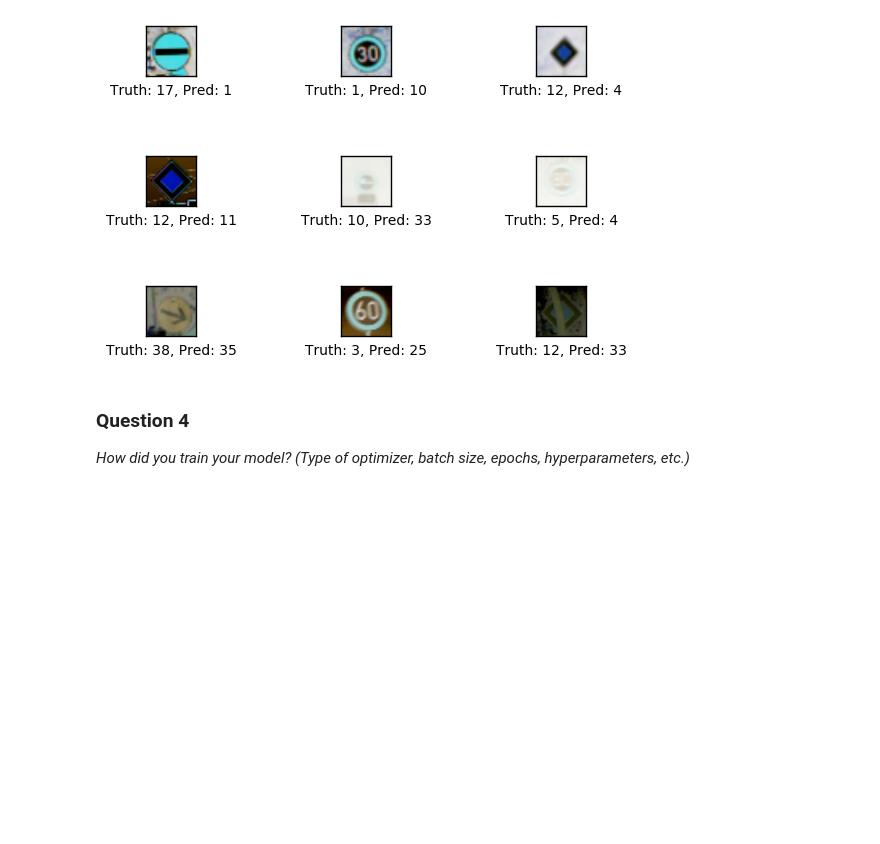
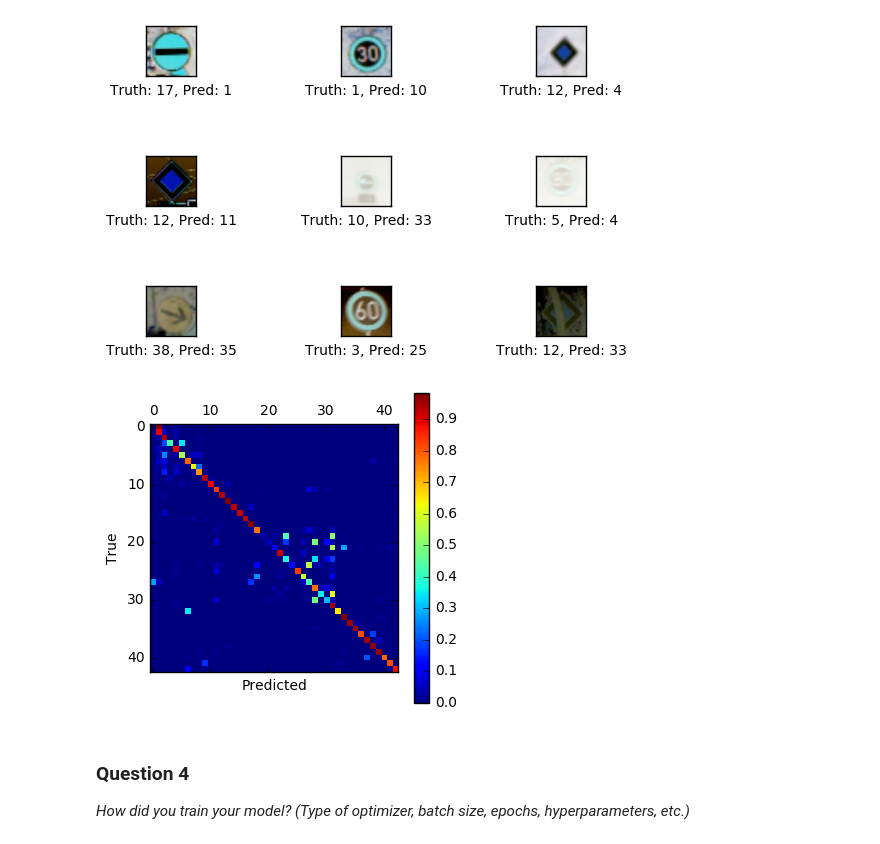
Before and after one commit to udaymitra/CarND-Traffic-Sign-Classifier-Project, a Jupyter notebook: Traffic_Sign_Classifier.ipynb, the cells around one changed output. Cells and saved outputs as stored; diff of their text form; code cells hidden in the pictures; blank space fills up the shorter version.

Commit message:
confusion matrix

```diff
--- a/Traffic_Sign_Classifier.ipynb
+++ b/Traffic_Sign_Classifier.ipynb
@@ -435,6 +435,31 @@ with tf.Session() as sess:
     plt.show()
 # %% [output]
 [figure]
+# %%
+### confusion matrix
+from sklearn.metrics import confusion_matrix
+
+def normalize_by_row(arr):
+    sum_along_rows = np.sum(arr, axis=1)
+    sum_along_rows = sum_along_rows[:, np.newaxis]
+    return arr/sum_along_rows
+
+with tf.Session() as sess:
+    # Restore variables from disk.
+    loader = tf.train.import_meta_graph('model.meta')
+    loader.restore(sess, tf.train.latest_checkpoint('./'))
+
+    preds = predictions.eval(feed_dict={x: test_features, y: test_labels, keep_prob:1.0})
+    conf_matrix = confusion_matrix(test_labels, preds)
+
+    conf_matrix = normalize_by_row(conf_matrix)
+
+    plt.matshow(conf_matrix)
+    plt.colorbar()
+    plt.xlabel('Predicted')
+    plt.ylabel('True')
+# %% [output]
+[figure, added]
 # %% [markdown]
 ### Question 4
 
```
